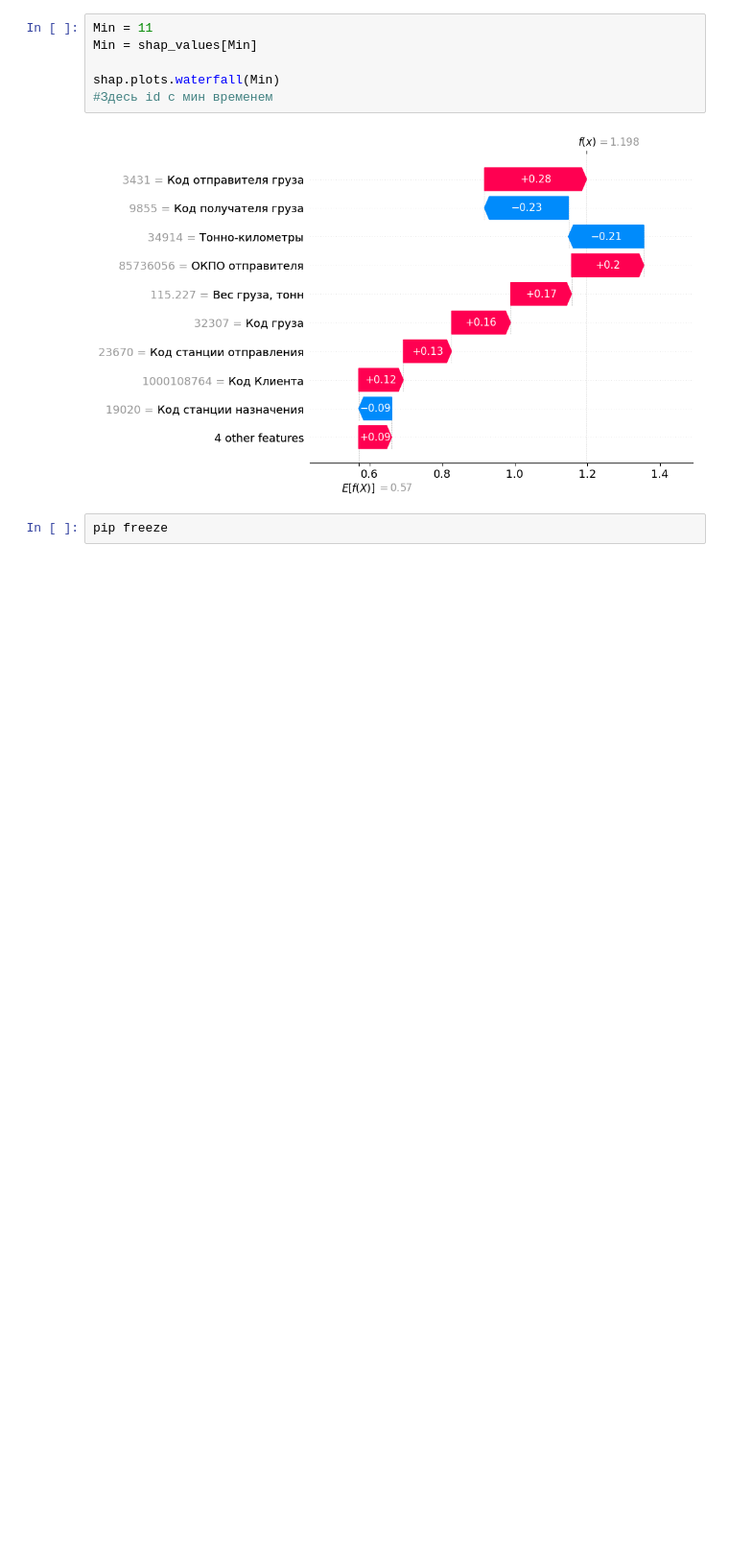
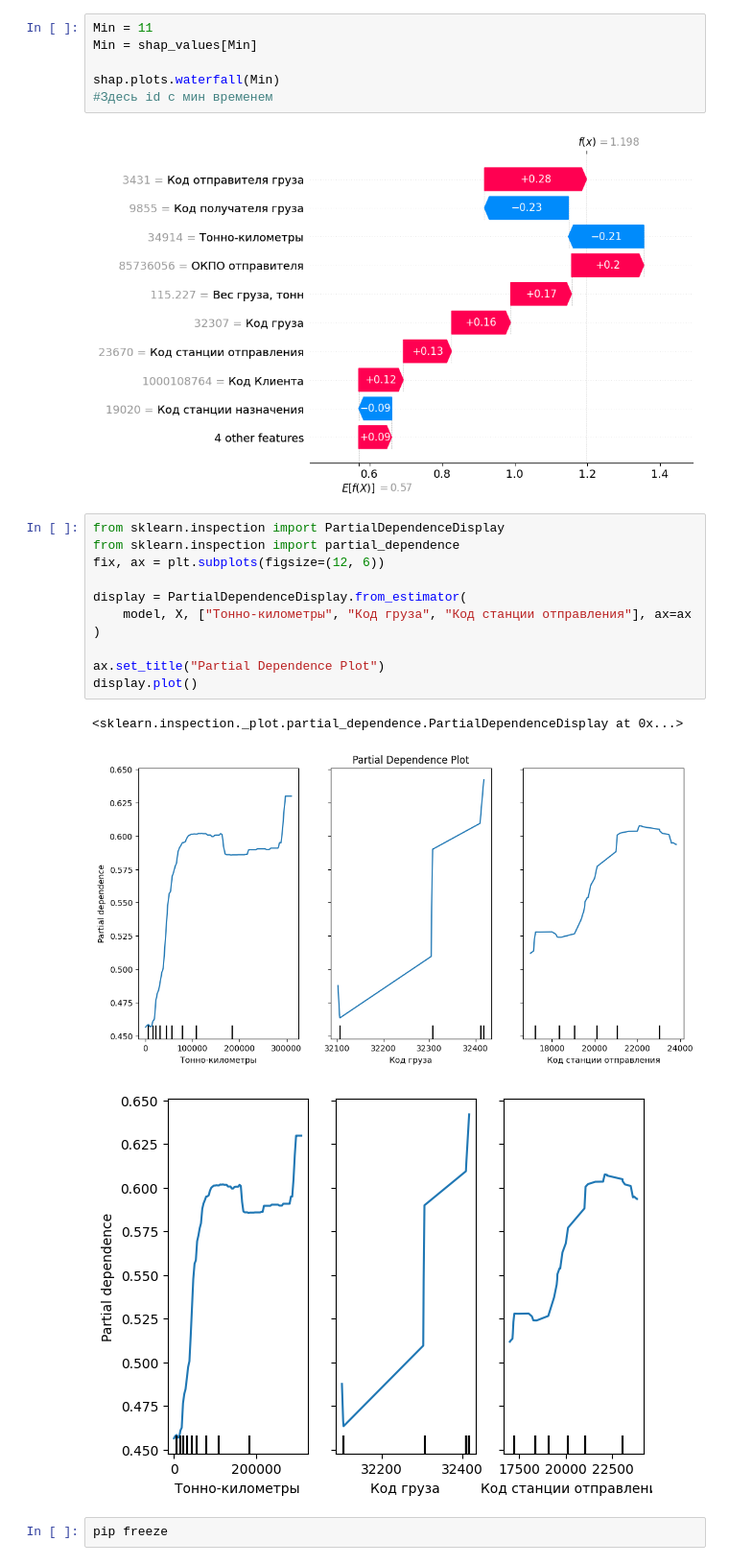
Before and after one commit to bukevsky/ML_university, a Jupyter notebook: ML.ipynb, the cells around one changed output. Shown at 96% size. Cells and saved outputs as stored; diff of their text form; blank space fills up the shorter version.

```diff
--- a/ML.ipynb
+++ b/ML.ipynb
@@ -462,6 +495,21 @@ shap.plots.waterfall(Min)
 #Здесь id с мин временем
 # %% [output]
 [figure]
+# %%
+from sklearn.inspection import PartialDependenceDisplay
+from sklearn.inspection import partial_dependence
+fix, ax = plt.subplots(figsize=(12, 6))
+
+display = PartialDependenceDisplay.from_estimator(
+    model, X, ["Тонно-километры", "Код груза", "Код станции отправления"], ax=ax
+)
+
+ax.set_title("Partial Dependence Plot")
+display.plot()
+# %% [output]
+<sklearn.inspection._plot.partial_dependence.PartialDependenceDisplay at 0x...>
+[figure, added]
+[figure, added]
 # %%
 pip freeze
 # %% [output]
```
Also changed, not shown: parts of 6 cells of this notebook.
